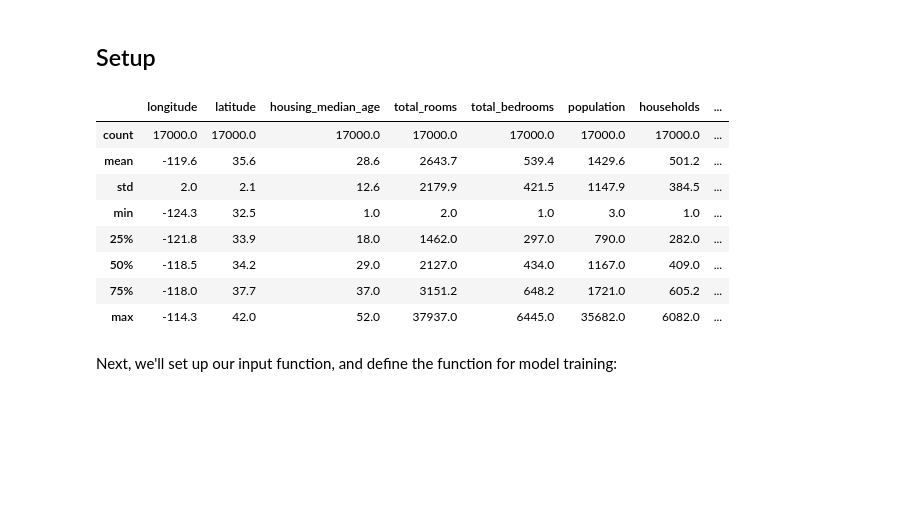
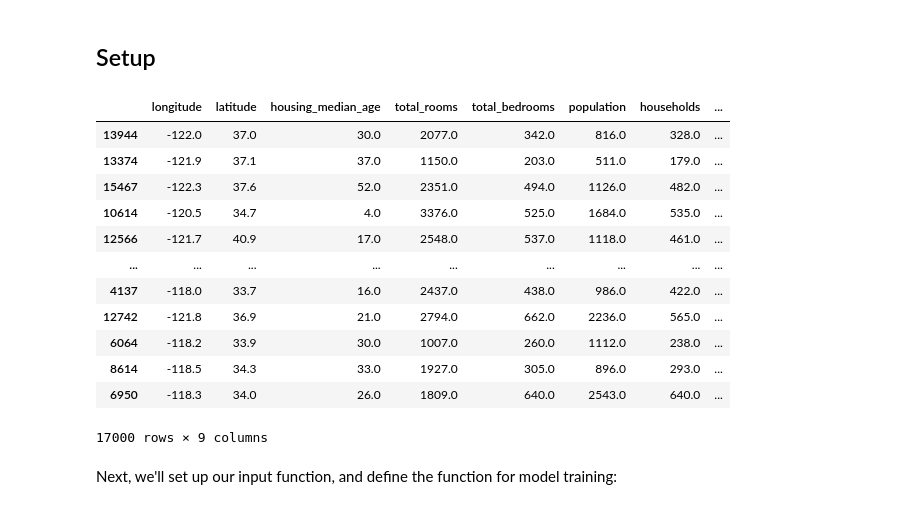
Before and after one commit to GlitchBox/ML-crash-course, a Jupyter notebook: synthetic_features_and_outliers.ipynb, the cells around one changed output. Drawn from its saved outputs; the diff is of its cells as text; code cells hidden in the pictures; blank space fills up the shorter version.

```diff
--- a/synthetic_features_and_outliers.ipynb
+++ b/synthetic_features_and_outliers.ipynb
@@ -30,38 +30,42 @@ First, we'll import the California housing data into a *pandas* `DataFrame`:
 # %%
 from __future__ import print_function
 
 import math
 
 from IPython import display
 from matplotlib import cm
 from matplotlib import gridspec
 import matplotlib.pyplot as plt
 import numpy as np
 import pandas as pd
 import sklearn.metrics as metrics
 import tensorflow as tf
 from tensorflow.python.data import Dataset
 
 tf.logging.set_verbosity(tf.logging.ERROR)
 pd.options.display.max_rows = 10
 pd.options.display.float_format = '{:.1f}'.format
 
 california_housing_dataframe = pd.read_csv("https://download.mlcc.google.com/mledu-datasets/california_housing_train.csv", sep=",")
 
 california_housing_dataframe = california_housing_dataframe.reindex(
     np.random.permutation(california_housing_dataframe.index))
 california_housing_dataframe["median_house_value"] /= 1000.0
-california_housing_dataframe.describe()
+california_housing_dataframe
 # %% [output]
 |  | longitude | latitude | housing_median_age | total_rooms | total_bedrooms | population | households | ... |
-| count | 17000.0 | 17000.0 | 17000.0 | 17000.0 | 17000.0 | 17000.0 | 17000.0 | ... |
-| mean | -119.6 | 35.6 | 28.6 | 2643.7 | 539.4 | 1429.6 | 501.2 | ... |
-| std | 2.0 | 2.1 | 12.6 | 2179.9 | 421.5 | 1147.9 | 384.5 | ... |
-| min | -124.3 | 32.5 | 1.0 | 2.0 | 1.0 | 3.0 | 1.0 | ... |
-| 25% | -121.8 | 33.9 | 18.0 | 1462.0 | 297.0 | 790.0 | 282.0 | ... |
-| 50% | -118.5 | 34.2 | 29.0 | 2127.0 | 434.0 | 1167.0 | 409.0 | ... |
-| 75% | -118.0 | 37.7 | 37.0 | 3151.2 | 648.2 | 1721.0 | 605.2 | ... |
-| max | -114.3 | 42.0 | 52.0 | 37937.0 | 6445.0 | 35682.0 | 6082.0 | ... |
+| 13944 | -122.0 | 37.0 | 30.0 | 2077.0 | 342.0 | 816.0 | 328.0 | ... |
+| 13374 | -121.9 | 37.1 | 37.0 | 1150.0 | 203.0 | 511.0 | 179.0 | ... |
+| 15467 | -122.3 | 37.6 | 52.0 | 2351.0 | 494.0 | 1126.0 | 482.0 | ... |
+| 10614 | -120.5 | 34.7 | 4.0 | 3376.0 | 525.0 | 1684.0 | 535.0 | ... |
+| 12566 | -121.7 | 40.9 | 17.0 | 2548.0 | 537.0 | 1118.0 | 461.0 | ... |
+| ... | ... | ... | ... | ... | ... | ... | ... | ... |
+| 4137 | -118.0 | 33.7 | 16.0 | 2437.0 | 438.0 | 986.0 | 422.0 | ... |
+| 12742 | -121.8 | 36.9 | 21.0 | 2794.0 | 662.0 | 2236.0 | 565.0 | ... |
+| 6064 | -118.2 | 33.9 | 30.0 | 1007.0 | 260.0 | 1112.0 | 238.0 | ... |
+| 8614 | -118.5 | 34.3 | 33.0 | 1927.0 | 305.0 | 896.0 | 293.0 | ... |
+| 6950 | -118.3 | 34.0 | 26.0 | 1809.0 | 640.0 | 2543.0 | 640.0 | ... |
+17000 rows × 9 columns
 # %% [markdown]
 Next, we'll set up our input function, and define the function for model training:
 # %%
```
Also changed, not shown: parts of 18 cells of this notebook.
